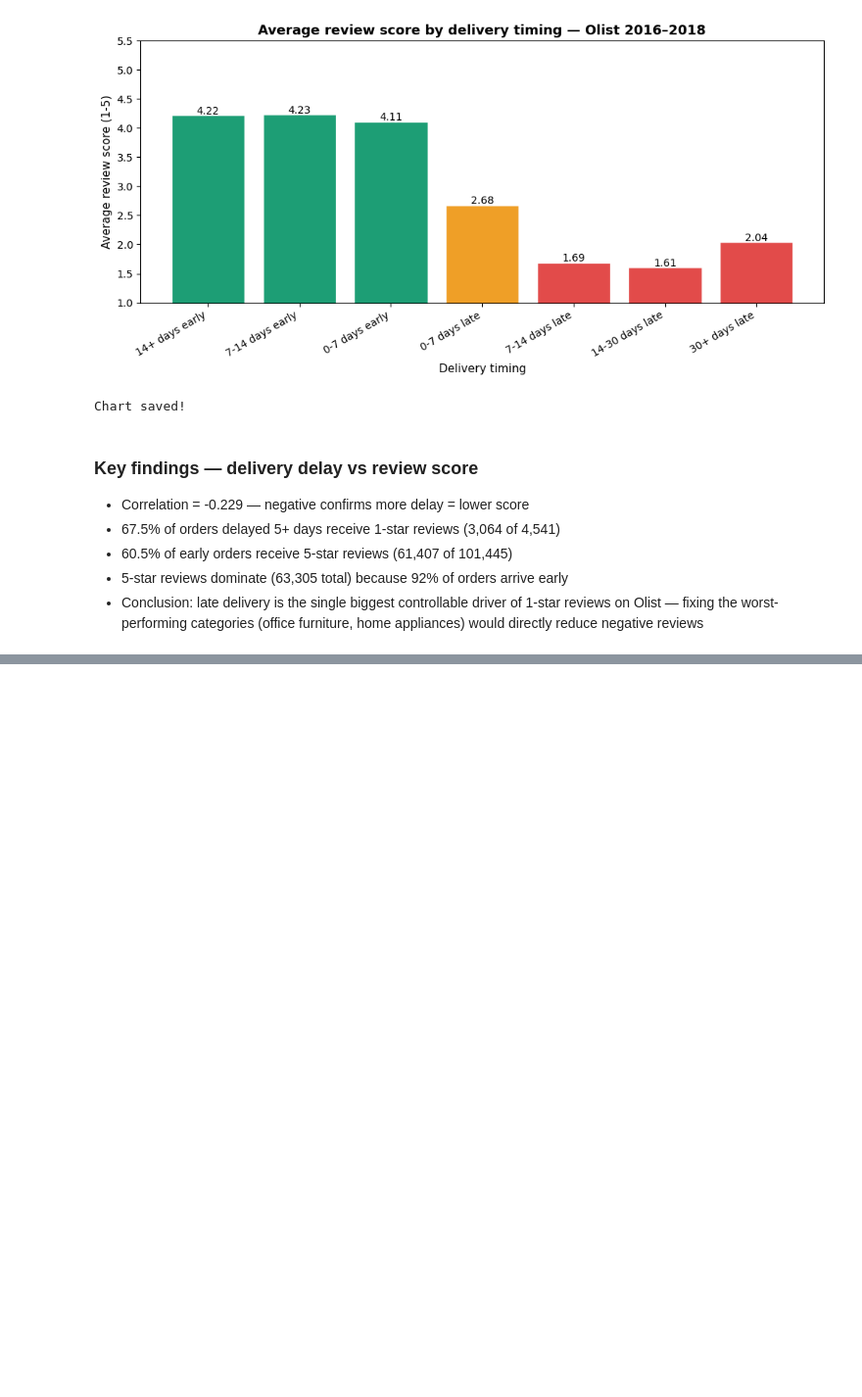
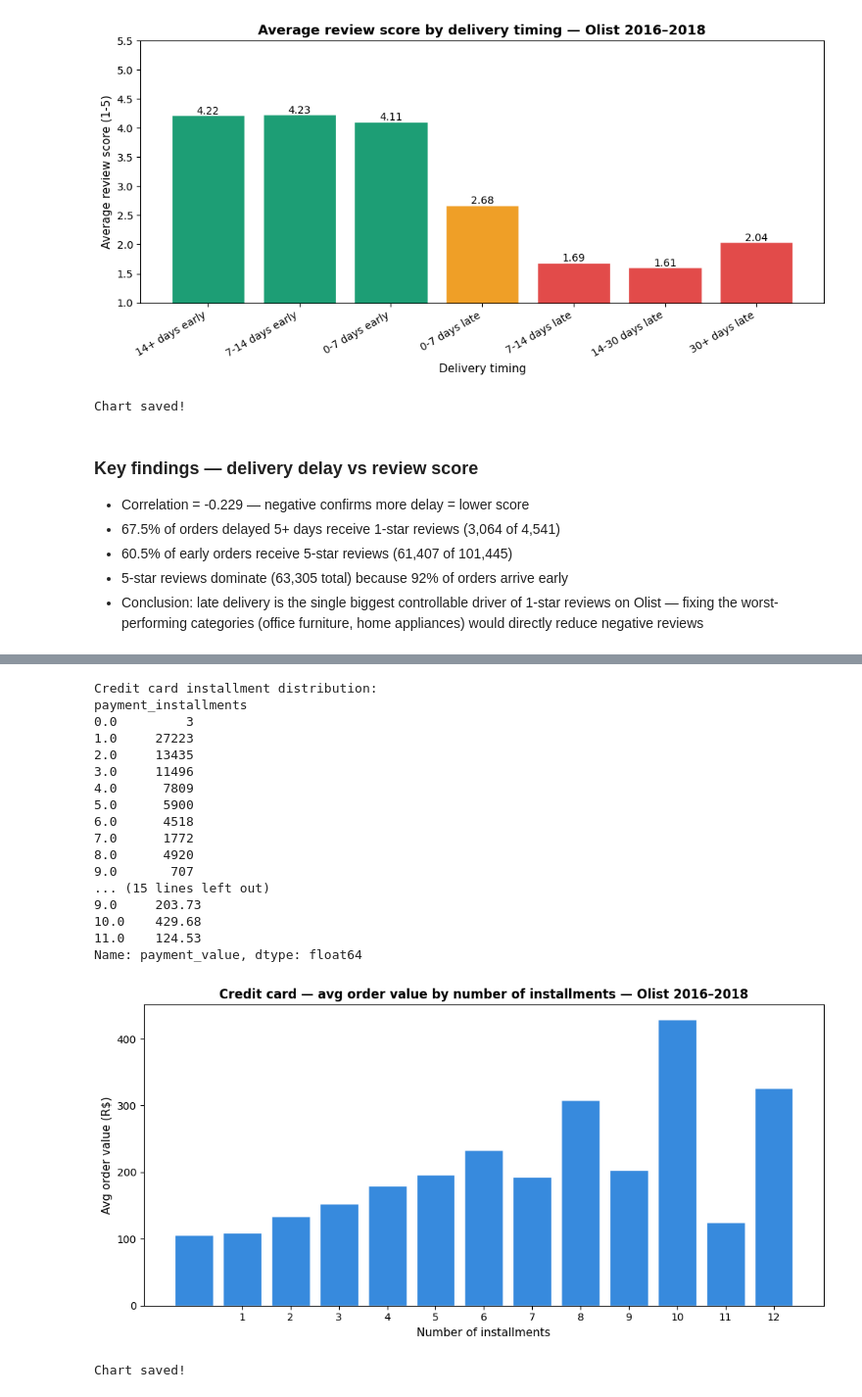
Before and after one commit to ragasree123/olist-ecommerce-analysis, a Jupyter notebook: notebooks/01_olist_week1_analysis.ipynb, the cells around one changed output, grey strips where cells are left out. Shown at 98% size. Saved outputs shown, nothing was run; the diff lists cells and outputs as text; code cells hidden in the pictures; blank space fills up the shorter version.

```diff
--- a/notebooks/01_olist_week1_analysis.ipynb
+++ b/notebooks/01_olist_week1_analysis.ipynb
@@ -823,0 +916,53 @@ Chart saved!
+# %%
+# Do credit card users pay in more installments for expensive items?
+credit_only = df_payments[df_payments['payment_type'] == 'credit_card']
+
+print("Credit card installment distribution:")
+print(credit_only['payment_installments'].value_counts().sort_index().head(12))
+
+print(f"\nAvg value by installment count:")
+print(credit_only.groupby('payment_installments')['payment_value'].mean().round(2).head(12))
+
+# Chart — avg order value by number of installments
+inst_summary = credit_only.groupby('payment_installments').agg(
+    avg_value=('payment_value', 'mean'),
+    order_count=('order_id', 'count')
+).reset_index()
+
+inst_summary = inst_summary[inst_summary['payment_installments'] <= 12]
+
+fig, ax = plt.subplots(figsize=(10, 5))
+ax.bar(inst_summary['payment_installments'],
+       inst_summary['avg_value'],
+       color='#378ADD', edgecolor='white')
+
+ax.set_xlabel('Number of installments', fontsize=11)
+ax.set_ylabel('Avg order value (R$)', fontsize=11)
+ax.set_title('Credit card — avg order value by number of installments — Olist 2016–2018',
+             fontsize=12, fontweight='bold')
+ax.set_xticks(range(1, 13))
+plt.tight_layout()
+plt.savefig(r'E:\NILE TECH\DataAnalyst90Days\Phase1_Olist\images\installments_analysis.png',
+            dpi=150, bbox_inches='tight')
+plt.show()
+print("Chart saved!")
+# %% [output]
+Credit card installment distribution:
+payment_installments
+0.0         3
+1.0     27223
+2.0     13435
+3.0     11496
+4.0      7809
+5.0      5900
+6.0      4518
+7.0      1772
+8.0      4920
+9.0       707
+... (15 lines left out)
+9.0     203.73
+10.0    429.68
+11.0    124.53
+Name: payment_value, dtype: float64
+[figure, added]
+Chart saved!
```
Also changed, not shown: parts of 5 cells of this notebook.
